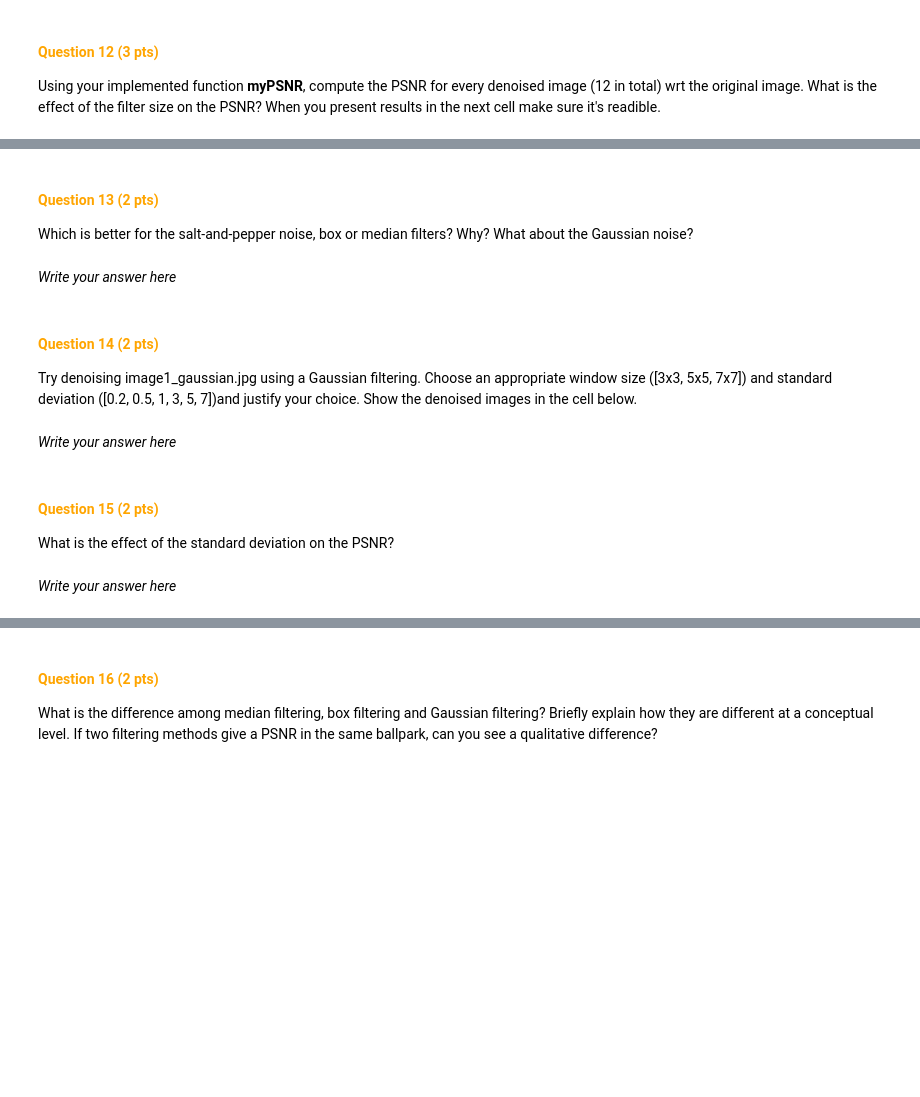
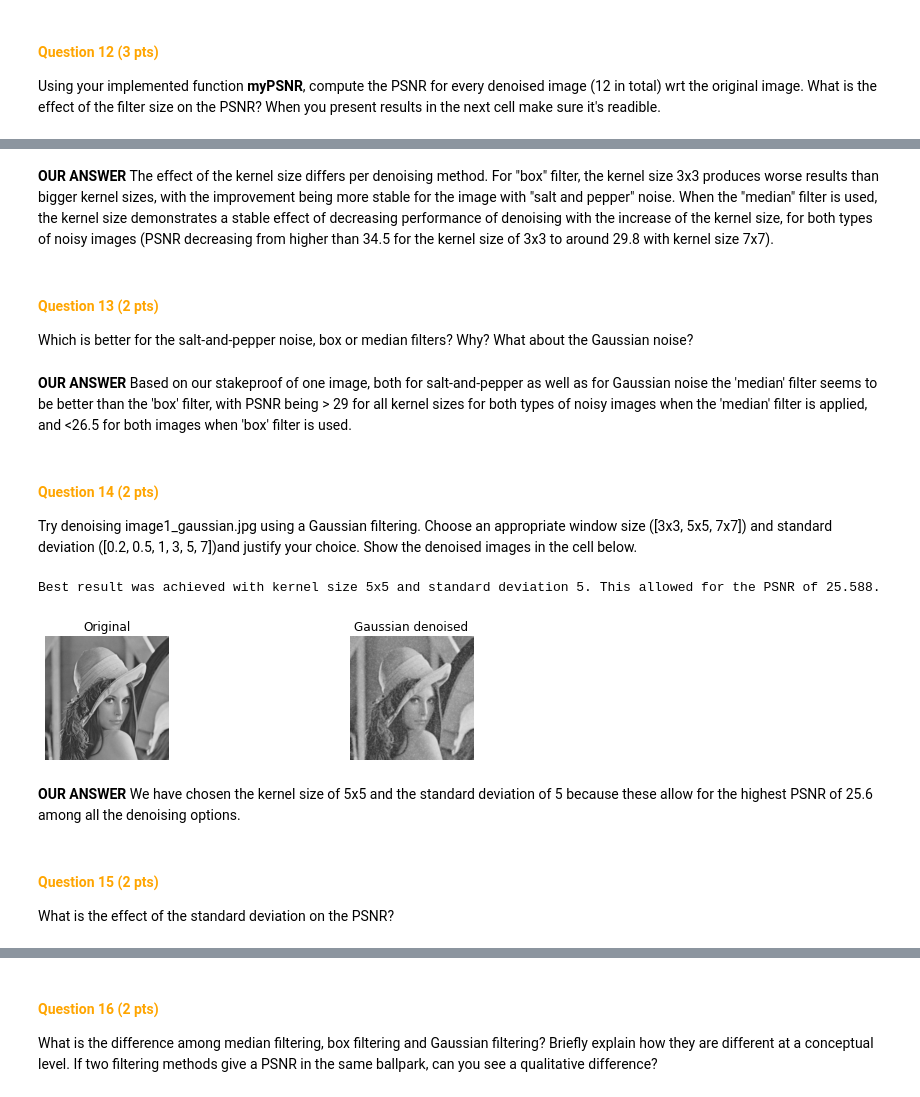
Before and after one commit to krijnD/CV_labs, a Jupyter notebook: Lab2/14105276_15128350_13221760.ipynb, the cells around one changed output, grey strips where cells are left out. Drawn from its saved outputs; the diff is of its cells as text; code cells hidden in the pictures; blank space fills up the shorter version.

```diff
--- a/Lab2/14105276_15128350_13221760.ipynb
+++ b/Lab2/14105276_15128350_13221760.ipynb
@@ -791,8 +869,10 @@ Using your implemented function **myPSNR**, compute the PSNR for every denoised
+# %% [markdown]
+**OUR ANSWER** The effect of the kernel size differs per denoising method. For "box" filter, the kernel size 3x3 produces worse results than bigger kernel sizes, with the improvement being more stable for the image with "salt and pepper" noise. When the "median" filter is used, the kernel size demonstrates a stable effect of decreasing performance of denoising with the increase of the kernel size, for both types of noisy images (PSNR decreasing from higher than 34.5 for the kernel size of 3x3 to around 29.8 with kernel size 7x7).
 # %% [markdown]
 #### <span style="color:orange;"> Question 13 (2 pts) </span>
 Which is better for the salt-and-pepper noise, box or median filters? Why? What about the Gaussian noise?
-# %% [markdown]
-*Write your answer here*
+# %% [markdown]
+**OUR ANSWER** Based on our stakeproof of one image, both for salt-and-pepper as well as for Gaussian noise the 'median' filter seems to be better than the 'box' filter, with PSNR being > 29 for all kernel sizes for both types of noisy images when the 'median' filter is applied, and <26.5 for both images when 'box' filter is used.
 # %% [markdown]
 #### <span style="color:orange;"> Question 14 (2 pts) </span>
 Try denoising image1_gaussian.jpg using a Gaussian filtering. Choose an appropriate window size ([3x3, 5x5, 7x7]) and standard deviation ([0.2, 0.5, 1, 3, 5, 7])and justify your choice. Show the denoised images in the cell below.
@@ -801,5 +879,51 @@ Try denoising image1_gaussian.jpg using a Gaussian filtering. Choose an appropri
-# %% [markdown]
-*Write your answer here*
+# %%
+#prepare container
+psnrs = []
+
+#conduct experiment to choose the best parameters
+for size in [3,5,7]:
+    for sigm in [0.2, 0.5, 1, 3, 5, 7]:
+        ksize = (size,size)
+
+        #apply our function
+        g_denois = denoise(gaussian, 'gaussian', ksize=ksize, sigmaX=sigm)
+
+        #compute psnr
+        psnr_g = myPSNR(orig_image,g_denois.astype(np.float32))
+        psnrs.append([size,sigm,psnr_g])
+
+#find the best performing parameters based on the highest PSNR value
+psnrs.sort(key=lambda x: x[2], reverse=True)
+size, sigm, psnr = psnrs[0]
+
+#display the results
+print(f"Best result was achieved with kernel size {size}x{size} and standard deviation {sigm}. This allowed for the PSNR of {psnr:.3f}.")
+
+g_denois = denoise(gaussian, 'gaussian', ksize=(size,size), sigmaX=sigm)
+
+#handle channels to use the image loaded by cv2 for plotting with matplotlib to prevent new windows
+orig = cv2.cvtColor(orig_image, cv2.COLOR_BGR2RGB)
+orig = orig/255.0 #and we need this to normalize the image for plotting
+g_denois = cv2.cvtColor(g_denois, cv2.COLOR_BGR2RGB)
+
+#plot with matplotlib to prevent extra windows from opening
+plt.figure(figsize=(10, 5))
+plt.subplot(2, 2, 1)
+plt.imshow(orig)
+plt.title('Original')
+plt.axis('off')
+
+plt.subplot(2, 2, 2)
+plt.imshow(g_denois)
+plt.title("Gaussian denoised")
+plt.axis('off')
+
+plt.show()
+# %% [output]
+Best result was achieved with kernel size 5x5 and standard deviation 5. This allowed for the PSNR of 25.588.
+[figure, added]
+# %% [markdown]
+**OUR ANSWER** We have chosen the kernel size of 5x5 and the standard deviation of 5 because these allow for the highest PSNR of 25.6 among all the denoising options.
 # %% [markdown]
 #### <span style="color:orange;"> Question 15 (2 pts) </span>
 What is the effect of the standard deviation on the PSNR?
@@ -808,2 +929,0 @@ What is the effect of the standard deviation on the PSNR?
-# %% [markdown]
-*Write your answer here*
```
Also changed, not shown: parts of 12 cells of this notebook.
